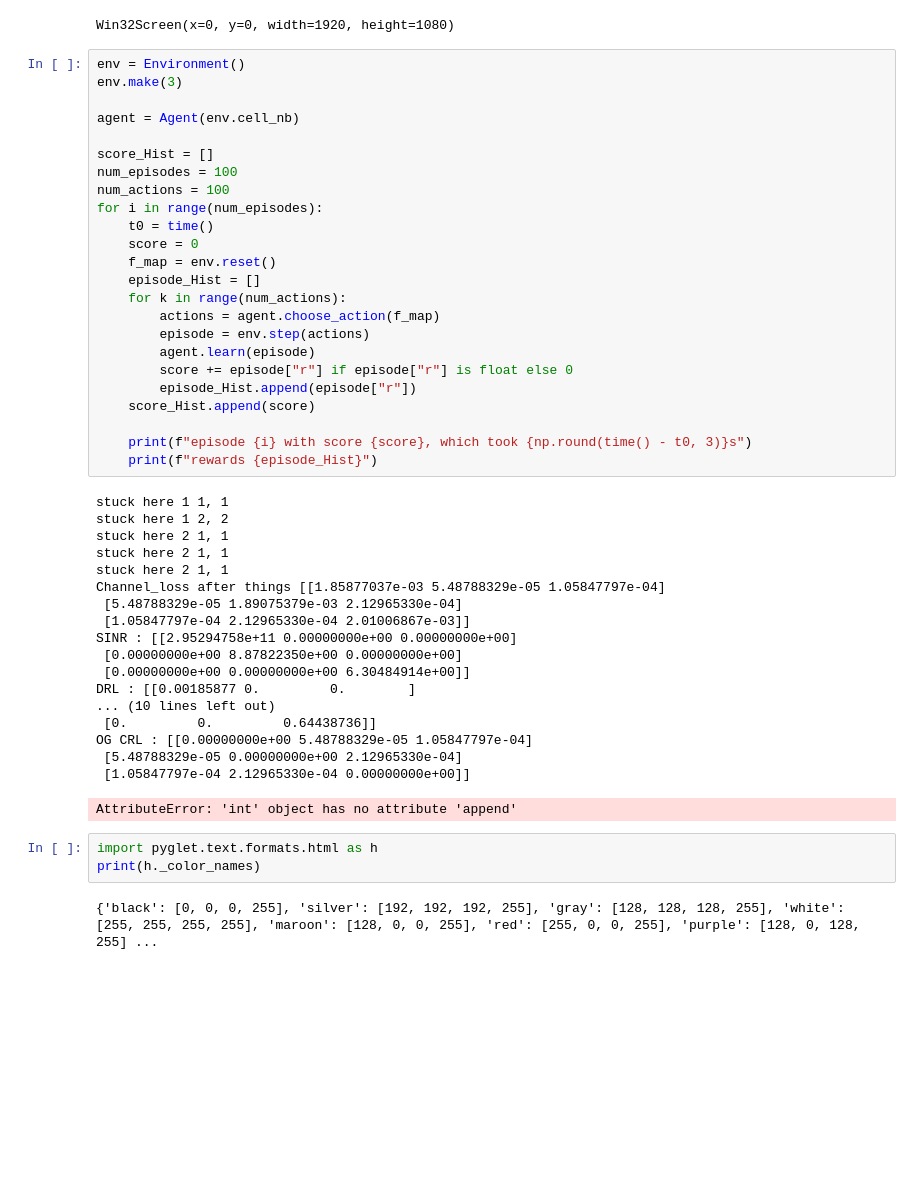
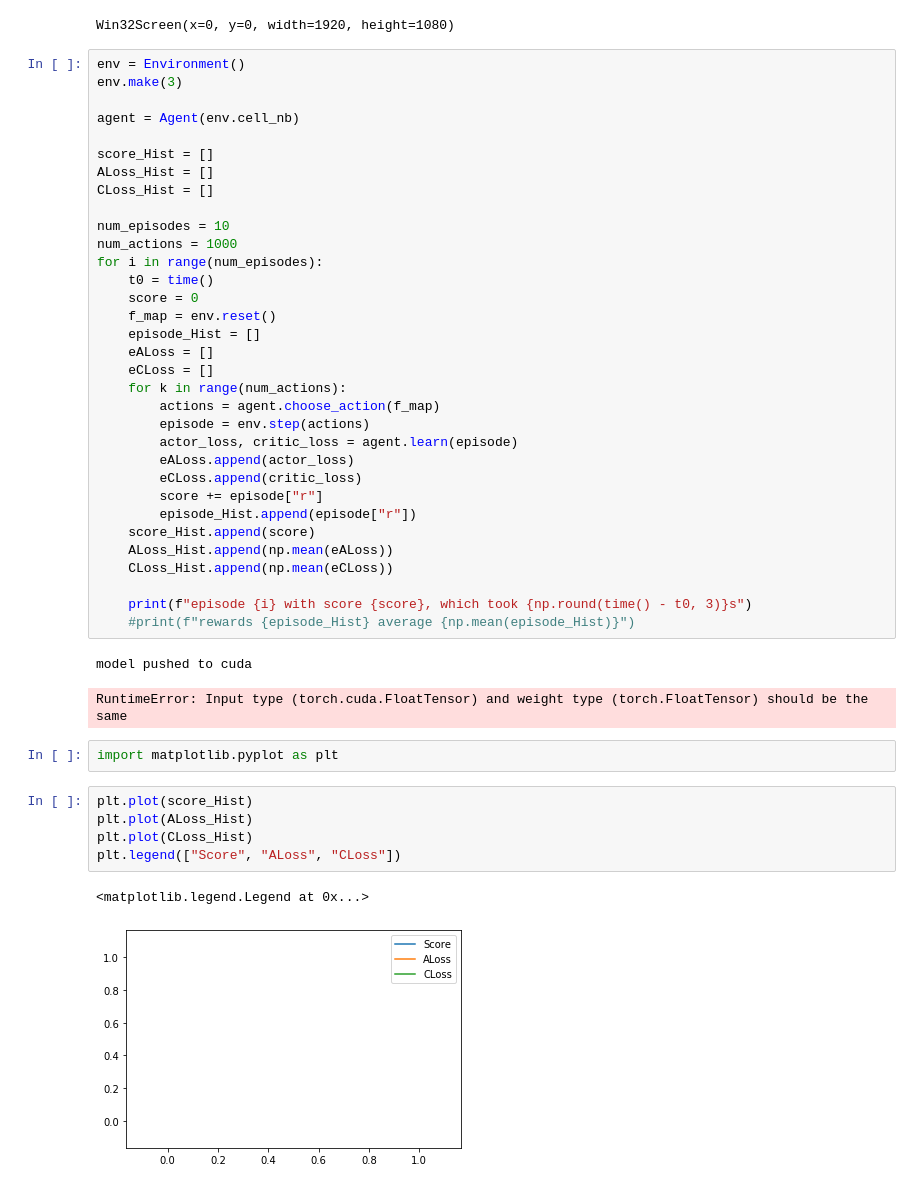
Before and after one commit to jeremygatineau/ICL-DeepRL-wireless-power-allocation, a Jupyter notebook: GridControl/test.ipynb, the cells around one changed output. Saved outputs shown, nothing was run; the diff lists cells and outputs as text; blank space fills up the shorter version.

```diff
--- a/GridControl/test.ipynb
+++ b/GridControl/test.ipynb
@@ -17,44 +17,42 @@ env.make(3)
 agent = Agent(env.cell_nb)
 
 score_Hist = []
-num_episodes = 100
-num_actions = 100
+ALoss_Hist = []
+CLoss_Hist = []
+
+num_episodes = 10
+num_actions = 1000
 for i in range(num_episodes):
     t0 = time()
     score = 0
     f_map = env.reset()
     episode_Hist = []
+    eALoss = []
+    eCLoss = []
     for k in range(num_actions):
         actions = agent.choose_action(f_map)
         episode = env.step(actions)
-        agent.learn(episode)
-        score += episode["r"] if episode["r"] is float else 0
+        actor_loss, critic_loss = agent.learn(episode)
+        eALoss.append(actor_loss)
+        eCLoss.append(critic_loss)
+        score += episode["r"]
         episode_Hist.append(episode["r"])
     score_Hist.append(score)
+    ALoss_Hist.append(np.mean(eALoss))
+    CLoss_Hist.append(np.mean(eCLoss))
 
     print(f"episode {i} with score {score}, which took {np.round(time() - t0, 3)}s")
-    print(f"rewards {episode_Hist}")
+    #print(f"rewards {episode_Hist} average {np.mean(episode_Hist)}")
 # %% [output]
-stuck here 1 1, 1
-stuck here 1 2, 2
-stuck here 2 1, 1
-stuck here 2 1, 1
-stuck here 2 1, 1
-Channel_loss after things [[1.85877037e-03 5.48788329e-05 1.05847797e-04]
- [5.48788329e-05 1.89075379e-03 2.12965330e-04]
- [1.05847797e-04 2.12965330e-04 2.01006867e-03]]
-SINR : [[2.95294758e+11 0.00000000e+00 0.00000000e+00]
- [0.00000000e+00 8.87822350e+00 0.00000000e+00]
- [0.00000000e+00 0.00000000e+00 6.30484914e+00]]
-DRL : [[0.00185877 0.         0.        ]
-... (10 lines left out)
- [0.         0.         0.64438736]]
-OG CRL : [[0.00000000e+00 5.48788329e-05 1.05847797e-04]
- [5.48788329e-05 0.00000000e+00 2.12965330e-04]
- [1.05847797e-04 2.12965330e-04 0.00000000e+00]]
+model pushed to cuda
-AttributeError: 'int' object has no attribute 'append'
+RuntimeError: Input type (torch.cuda.FloatTensor) and weight type (torch.FloatTensor) should be the same
-# %%
-import pyglet.text.formats.html as h
-print(h._color_names)
-# %% [output]
-{'black': [0, 0, 0, 255], 'silver': [192, 192, 192, 255], 'gray': [128, 128, 128, 255], 'white': [255, 255, 255, 255], 'maroon': [128, 0, 0, 255], 'red': [255, 0, 0, 255], 'purple': [128, 0, 128, 255] ...
+# %%
+import matplotlib.pyplot as plt
+# %%
+plt.plot(score_Hist)
+plt.plot(ALoss_Hist)
+plt.plot(CLoss_Hist)
+plt.legend(["Score", "ALoss", "CLoss"])
+# %% [output]
+<matplotlib.legend.Legend at 0x...>
+[figure, added]
```
Also changed, not shown: parts of 1 cell of this notebook, 3 other files.
